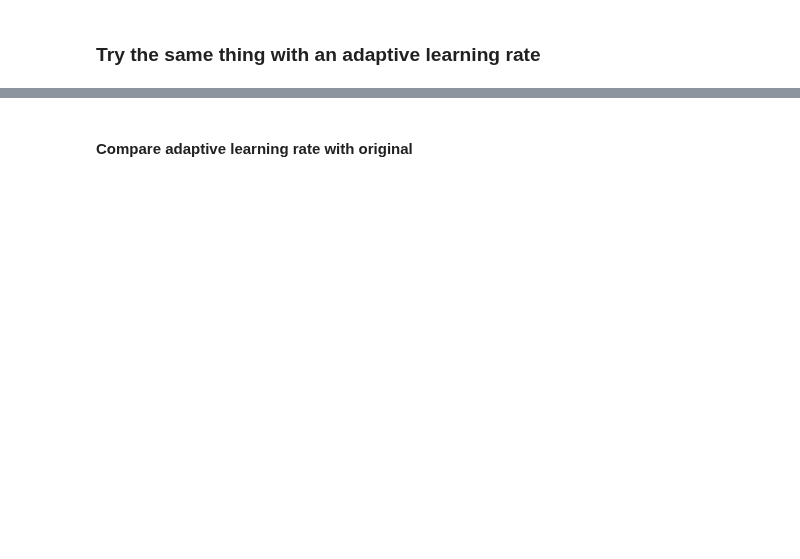
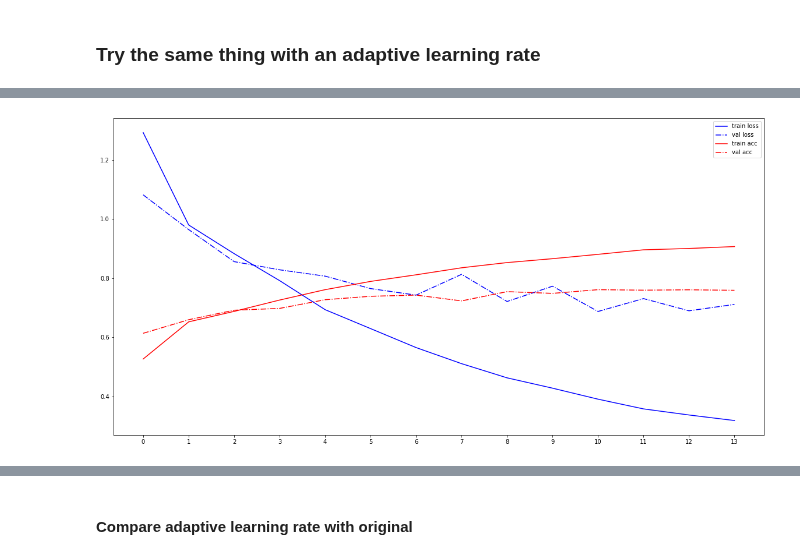
Before and after one commit to rajbircit/assignments, a Jupyter notebook: dl_a2/dl_assignment2_master.ipynb, the cells around one changed output, grey strips where cells are left out. Drawn from its saved outputs; the diff is of its cells as text; code cells hidden in the pictures; blank space fills up the shorter version.

```diff
--- a/dl_a2/dl_assignment2_master.ipynb
+++ b/dl_a2/dl_assignment2_master.ipynb
@@ -336,3 +334,5 @@ Epoch 00012: early stopping
 # %%
-plot1.plot_history(history, N_EPOCHS, f"{model.name}-adaptiveLR")
-plot_adaptive.plot_history(history, N_EPOCHS, f"{model.name}-adaptiveLR"
+plot2.plot_history(history, N_EPOCHS, f"{model.name}-adaptiveLR")
+plot_adaptive.plot_history(history, N_EPOCHS, f"{model.name}-adaptiveLR", show=False)
+# %% [output]
+[figure, added]
```
Also changed, not shown: parts of 30 cells of this notebook.
